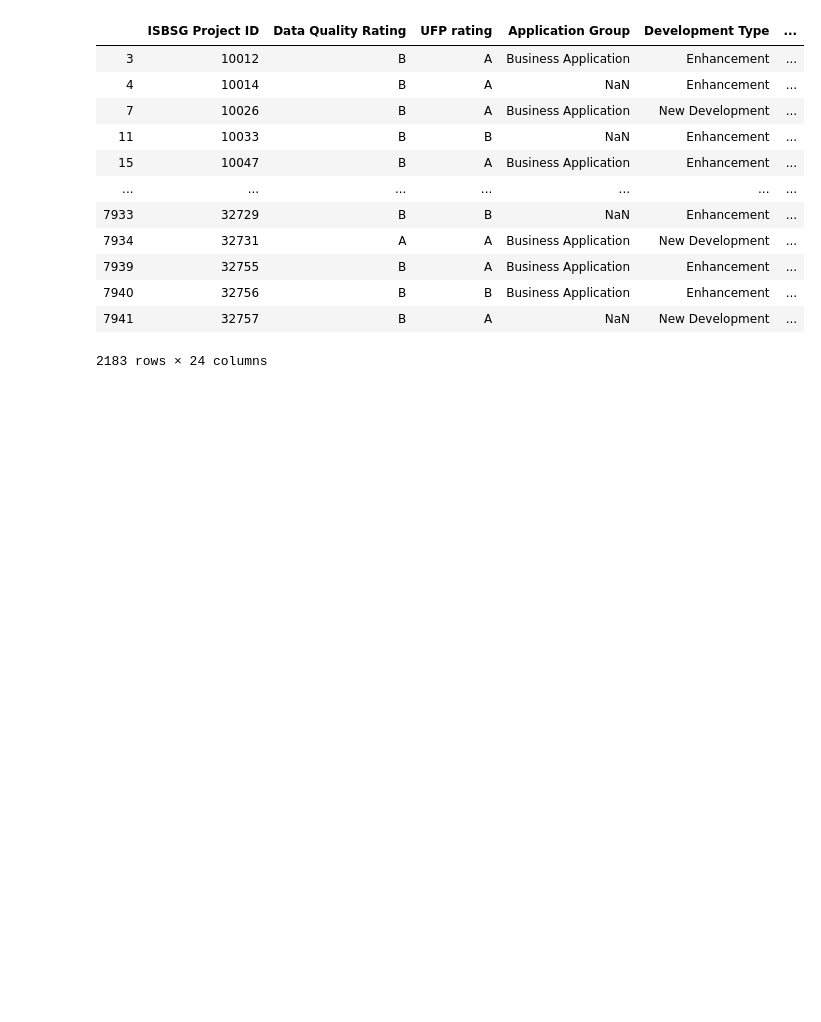
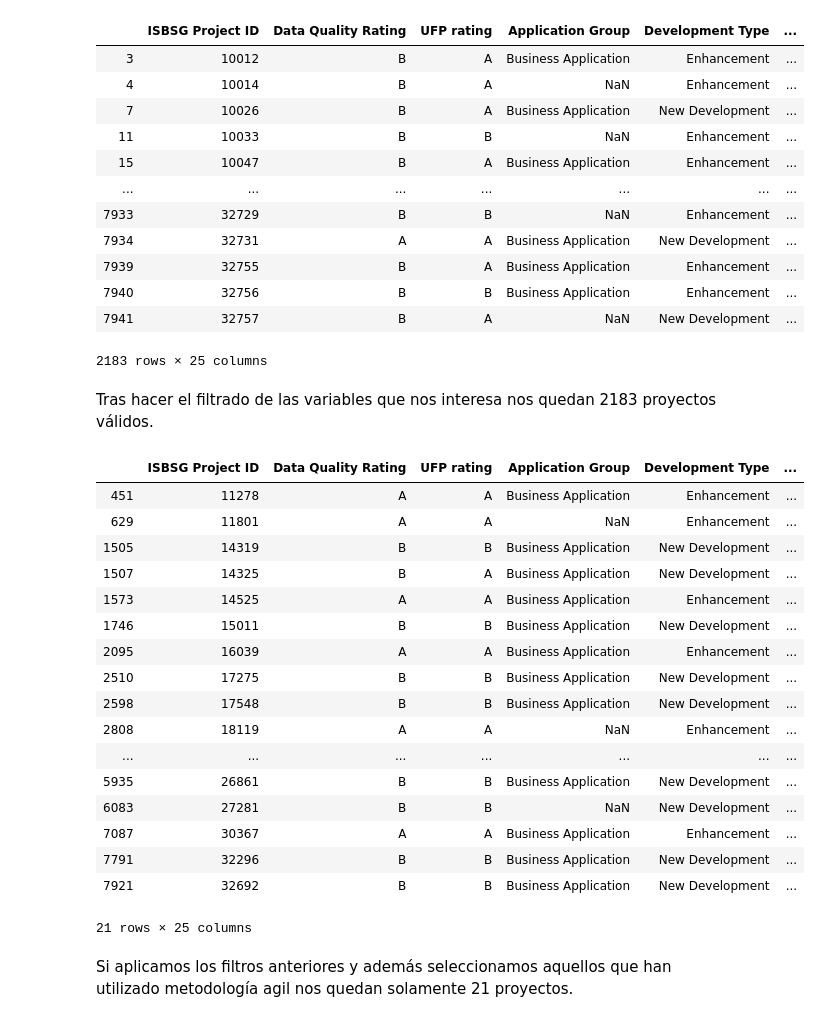
Before and after one commit to ivanajenjo/TFG, a Jupyter notebook: src/import.ipynb, the cells around one changed output. Drawn from its saved outputs; the diff is of its cells as text; code cells hidden in the pictures; blank space fills up the shorter version.

Commit message:
Filtro metodologia agil

```diff
--- a/src/import.ipynb
+++ b/src/import.ipynb
@@ -3,8 +3,9 @@ Importamos la BD, despues de la importacion tenemos 812 filas y 252 columnas
 # %%
 import pandas as pd
-df = pd.read_csv('..\data\ISBSG - Release May 2017 R1.csv', sep = ';')
+archivo = '..\data\ISBSG - Release May 2017 R1.csv'
+df = pd.read_csv(archivo, sep = ';')
 #df = pd.read_csv('f. ISBSG DATA Release 12.csv', sep = ';')
-variables = ['ISBSG Project ID', 'Data Quality Rating', 'UFP rating', 'Application Group', 'Development Type', 'Development Platform', 'Language Type', 'Primary Programming Language', 'Count Approach', 'Functional Size', 'Adjusted Function Points', 'Normalised Work Effort Level 1', 'Summary Work Effort', 'Project Elapsed Time', 'Business Area Type', 'Used Methodology', 'Resource Level', 'Max Team Size', 'Average Team Size', 'Input count', 'Output count', 'Enquiry count', 'File count', 'Interface count']
+variables = ['ISBSG Project ID', 'Data Quality Rating', 'UFP rating', 'Application Group', 'Development Type', 'Development Platform', 'Language Type', 'Primary Programming Language', 'Count Approach', 'Functional Size', 'Adjusted Function Points', 'Normalised Work Effort Level 1', 'Summary Work Effort', 'Project Elapsed Time', 'Business Area Type', 'Used Methodology', 'Resource Level', 'Max Team Size', 'Average Team Size', 'Input count', 'Output count', 'Enquiry count', 'File count', 'Interface count', 'Agile Method Used']
 df = df.loc[:, variables]
 df
 # %% [output]
@@ -42,4 +43,31 @@ df
 | 7939 | 32755 | B | A | Business Application | Enhancement | ... |
 | 7940 | 32756 | B | B | Business Application | Enhancement | ... |
 | 7941 | 32757 | B | A | NaN | New Development | ... |
-2183 rows × 24 columns
+2183 rows × 25 columns
+# %% [markdown]
+Tras hacer el filtrado de las variables que nos interesa nos quedan 2183 proyectos válidos.
+# %%
+filtro = df['Agile Method Used'] == 'Yes'
+df = df.loc[filtro, variables]
+df
+# %% [output]
+|  | ISBSG Project ID | Data Quality Rating | UFP rating | Application Group | Development Type | ... |
+| 451 | 11278 | A | A | Business Application | Enhancement | ... |
+| 629 | 11801 | A | A | NaN | Enhancement | ... |
+| 1505 | 14319 | B | B | Business Application | New Development | ... |
+| 1507 | 14325 | B | A | Business Application | New Development | ... |
+| 1573 | 14525 | A | A | Business Application | Enhancement | ... |
+| 1746 | 15011 | B | B | Business Application | New Development | ... |
+| 2095 | 16039 | A | A | Business Application | Enhancement | ... |
+| 2510 | 17275 | B | B | Business Application | New Development | ... |
+| 2598 | 17548 | B | B | Business Application | New Development | ... |
+| 2808 | 18119 | A | A | NaN | Enhancement | ... |
+| ... | ... | ... | ... | ... | ... | ... |
+| 5935 | 26861 | B | B | Business Application | New Development | ... |
+| 6083 | 27281 | B | B | NaN | New Development | ... |
+| 7087 | 30367 | A | A | Business Application | Enhancement | ... |
+| 7791 | 32296 | B | B | Business Application | New Development | ... |
+| 7921 | 32692 | B | B | Business Application | New Development | ... |
+21 rows × 25 columns
+# %% [markdown]
+Si aplicamos los filtros anteriores y además seleccionamos aquellos que han utilizado metodología agil nos quedan solamente 21 proyectos.
```
Also changed, not shown: parts of 2 cells of this notebook.
